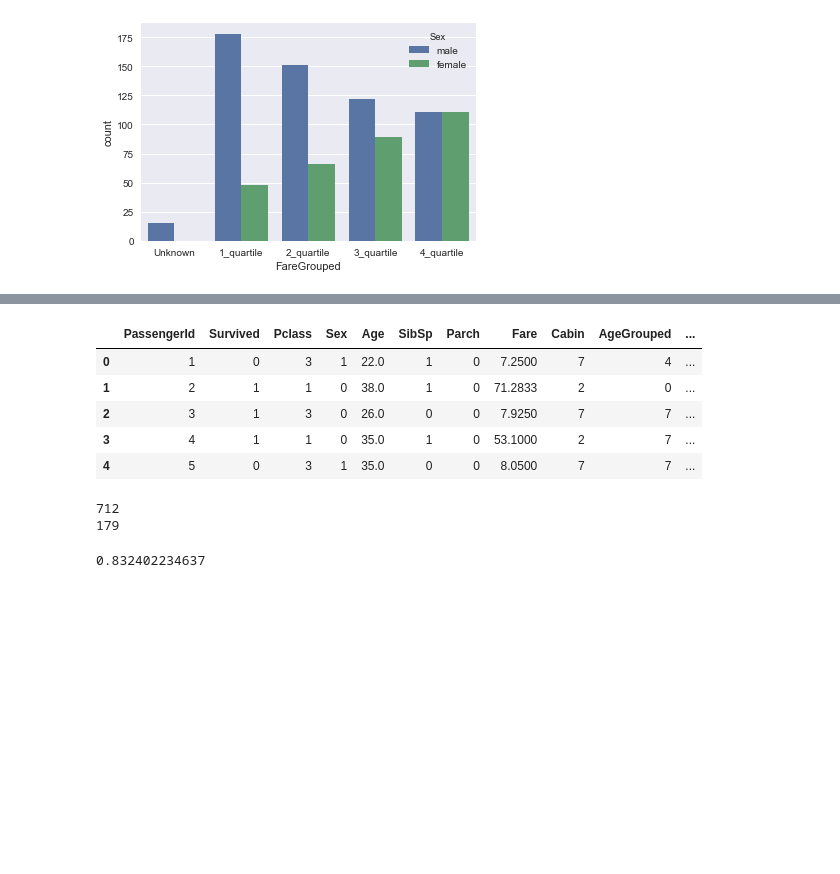
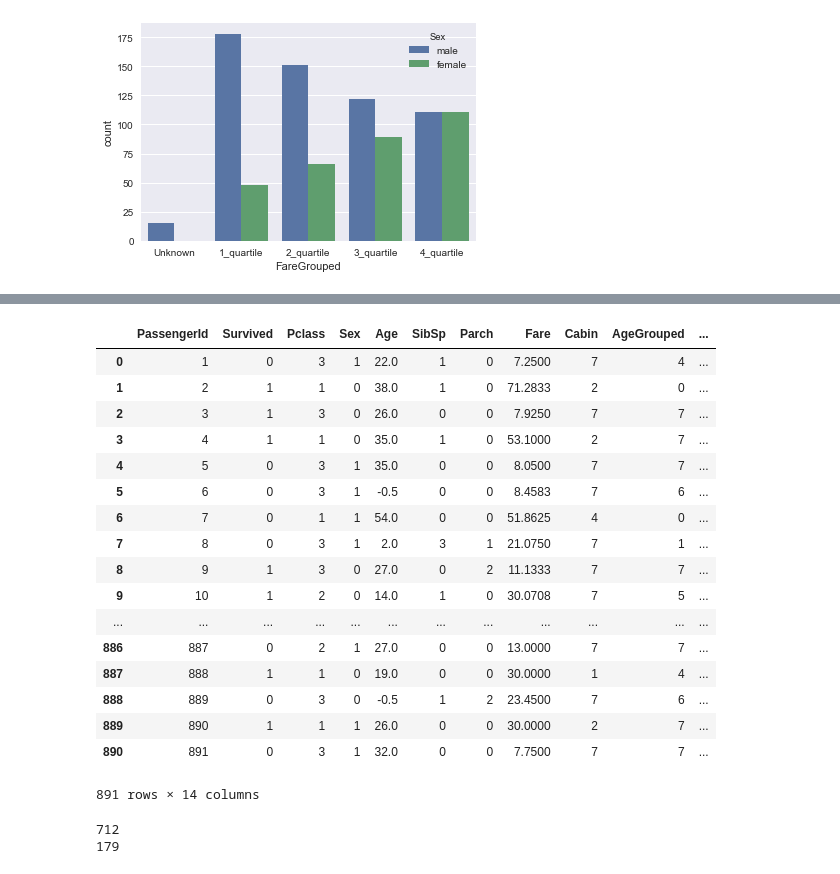
Before and after one commit to ara-ta3/kaggle-titanic-getting-started, a Jupyter notebook: Kaggle.ipynb, the cells around one changed output, grey strips where cells are left out. Saved outputs shown, nothing was run; the diff lists cells and outputs as text; code cells hidden in the pictures; blank space fills up the shorter version.

```diff
--- a/Kaggle.ipynb
+++ b/Kaggle.ipynb
@@ -148,7 +153,7 @@ def simplify_ages(df):
 
 def simplify_cabins(df):
     df.Cabin = df.Cabin.fillna('N')
-    df.Cabin = df.Cabin.apply(lambda x: x[0])
+    df["CabinHead"] = df.Cabin.apply(lambda x: x[0])
     return df
 
 def simplify_fares(df):
@@ -172,12 +177,19 @@ def transform_features(df):
     df = simplify_cabins(df)
     df = simplify_fares(df)
     df = format_name(df)
+    df = family_size(df)
     df = drop_features(df)
     return df
 
+def family_size(df):
+    counts = df.Ticket.value_counts()
+    df['FamilySize'] = df.Ticket.apply(lambda x: counts[x])
+    return df
+
+
 train = transform_features(train)
 test = transform_features(test)
-train.head()
+train
 # %% [output]
 |  | PassengerId | Survived | Pclass | Sex | Age | SibSp | Parch | Fare | Cabin | AgeGrouped | ... |
 | 0 | 1 | 0 | 3 | male | 22.0 | 1 | 0 | 7.2500 | N | Student | ... |
@@ -216,25 +250,38 @@ sns.countplot(x="FareGrouped", hue="Sex", data=train)
 # %%
 from sklearn import preprocessing
 def encode_features(df_train, df_test):
-    features = ['FareGrouped', 'Cabin', 'AgeGrouped', 'Sex', 'Lname', 'NamePrefix']
+    features = ['FareGrouped', 'Cabin', 'AgeGrouped', 'Sex', 'Lname', 'NamePrefix', 'FamilySize']
+    features = ['FareGrouped', 'Cabin', 'AgeGrouped', 'Sex', 'FamilySize']
     df_combined = pd.concat([df_train[features], df_test[features]])
 
     for feature in features:
         le = preprocessing.LabelEncoder()
         le = le.fit(df_combined[feature])
         df_train[feature] = le.transform(df_train[feature])
         df_test[feature] = le.transform(df_test[feature])
     return df_train, df_test
 
 train, test = encode_features(train, test)
-train.head()
+train
 # %% [output]
 |  | PassengerId | Survived | Pclass | Sex | Age | SibSp | Parch | Fare | Cabin | AgeGrouped | ... |
 | 0 | 1 | 0 | 3 | 1 | 22.0 | 1 | 0 | 7.2500 | 7 | 4 | ... |
 | 1 | 2 | 1 | 1 | 0 | 38.0 | 1 | 0 | 71.2833 | 2 | 0 | ... |
 | 2 | 3 | 1 | 3 | 0 | 26.0 | 0 | 0 | 7.9250 | 7 | 7 | ... |
 | 3 | 4 | 1 | 1 | 0 | 35.0 | 1 | 0 | 53.1000 | 2 | 7 | ... |
 | 4 | 5 | 0 | 3 | 1 | 35.0 | 0 | 0 | 8.0500 | 7 | 7 | ... |
+| 5 | 6 | 0 | 3 | 1 | -0.5 | 0 | 0 | 8.4583 | 7 | 6 | ... |
+| 6 | 7 | 0 | 1 | 1 | 54.0 | 0 | 0 | 51.8625 | 4 | 0 | ... |
+| 7 | 8 | 0 | 3 | 1 | 2.0 | 3 | 1 | 21.0750 | 7 | 1 | ... |
+| 8 | 9 | 1 | 3 | 0 | 27.0 | 0 | 2 | 11.1333 | 7 | 7 | ... |
+| 9 | 10 | 1 | 2 | 0 | 14.0 | 1 | 0 | 30.0708 | 7 | 5 | ... |
+| ... | ... | ... | ... | ... | ... | ... | ... | ... | ... | ... | ... |
+| 886 | 887 | 0 | 2 | 1 | 27.0 | 0 | 0 | 13.0000 | 7 | 7 | ... |
+| 887 | 888 | 1 | 1 | 0 | 19.0 | 0 | 0 | 30.0000 | 1 | 4 | ... |
+| 888 | 889 | 0 | 3 | 0 | -0.5 | 1 | 2 | 23.4500 | 7 | 6 | ... |
+| 889 | 890 | 1 | 1 | 1 | 26.0 | 0 | 0 | 30.0000 | 2 | 7 | ... |
+| 890 | 891 | 0 | 3 | 1 | 32.0 | 0 | 0 | 7.7500 | 7 | 7 | ... |
+891 rows × 14 columns
 # %%
 from sklearn.model_selection import train_test_split
 
@@ -292,19 +339,17 @@ from sklearn.ensemble import RandomForestClassifier
 # Choose the type of classifier.
 
 # Choose some parameter combinations to try
-parameters = {'n_estimators': [4, 6, 9,12,16],
+parameters = {'n_estimators': [4, 6, 9,12,16,24],
               'max_features': ['log2', 'sqrt','auto'],
               'criterion': ['entropy', 'gini'],
               'max_depth': [2, 3, 5, 10, 15],
-              'min_samples_split': [2, 3, 5],
+              'min_samples_split': [2, 3, 5,8],
               'min_samples_leaf': [1,5,8]
              }
 
 clf = classifier(RandomForestClassifier(), parameters)
-predictions = clf.predict(X_test)
-print(accuracy_score(y_test, predictions))
+# predictions = clf.predict(X_test)
+# print(accuracy_score(y_test, predictions))
-# %% [output]
-0.832402234637
 # %%
 run_kfold(clf)
 # %% [output]
```
Also changed, not shown: parts of 11 cells of this notebook.
